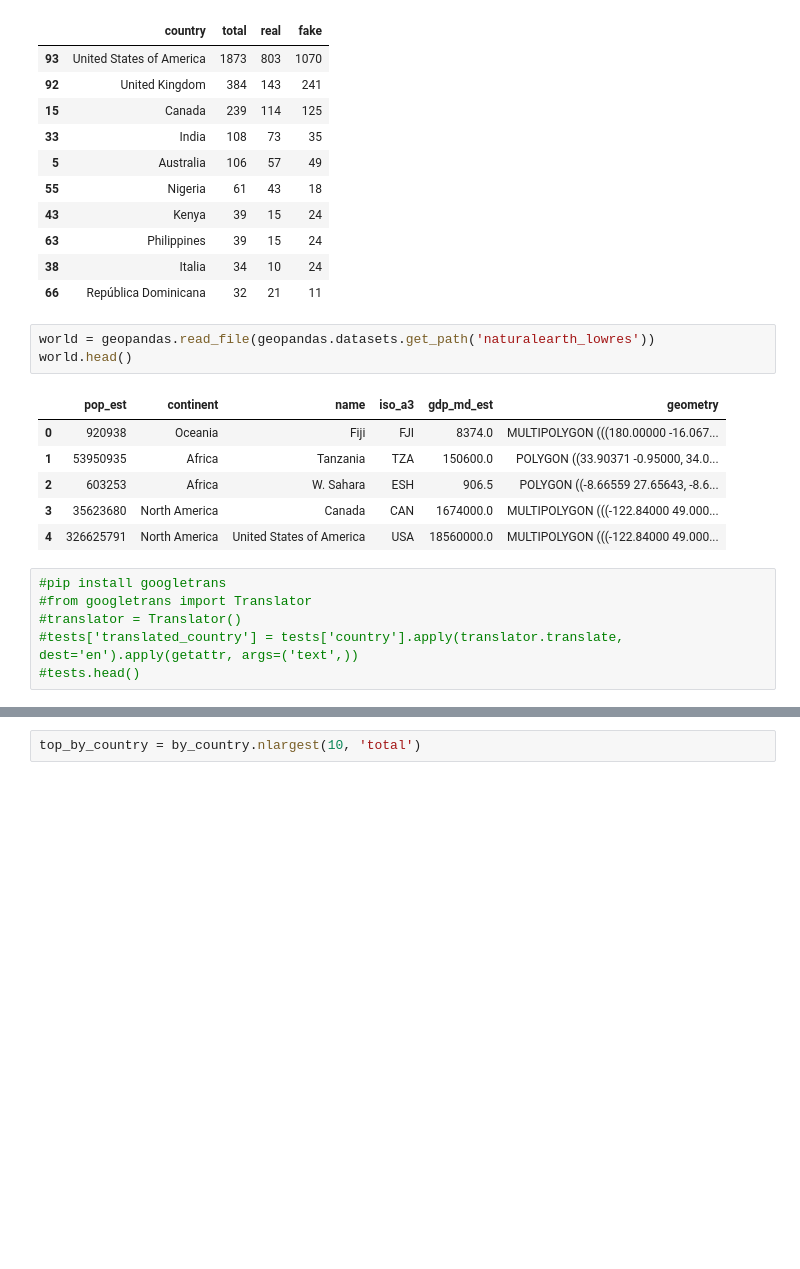
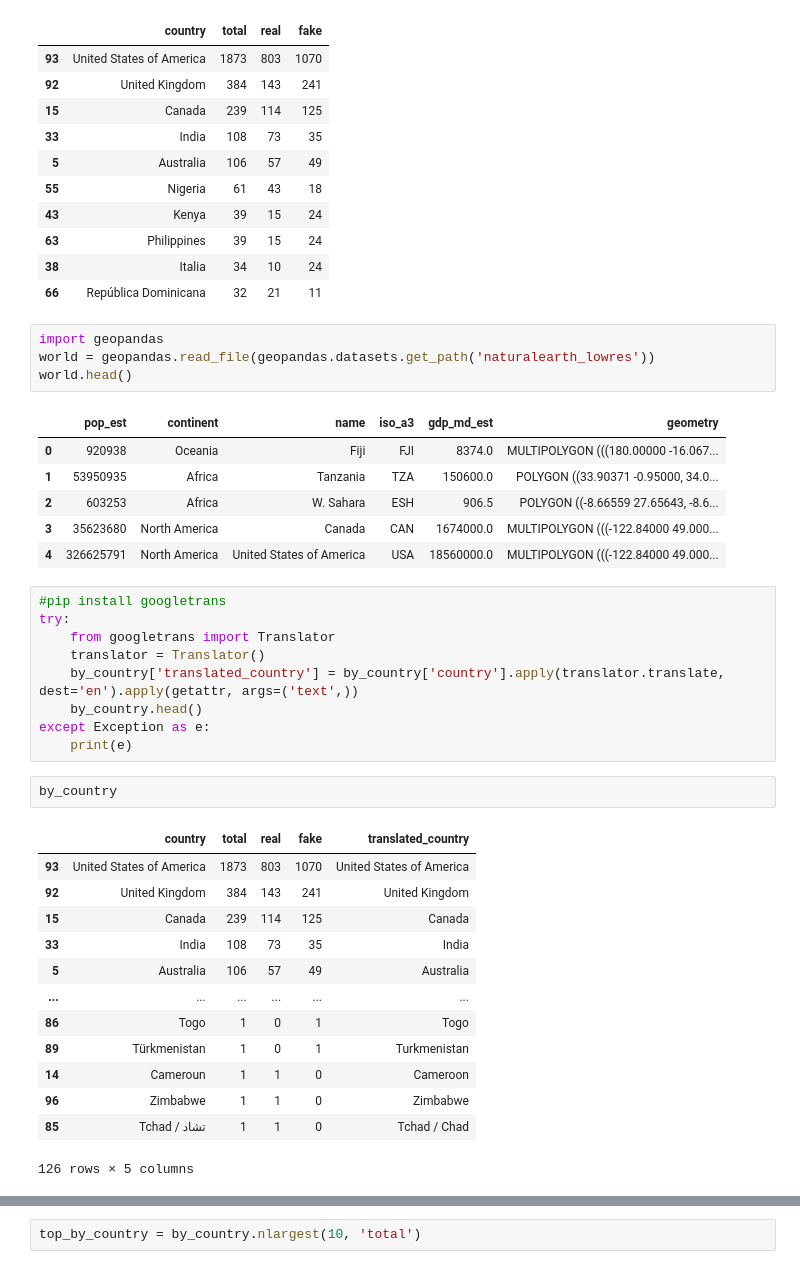
Before and after one commit to milemarchese/OrganizacionDeDatos, a Jupyter notebook: Análisis Exploratorio.ipynb, the cells around one changed output, grey strips where cells are left out. Saved outputs shown, nothing was run; the diff lists cells and outputs as text; blank space fills up the shorter version.

```diff
--- a/Análisis Exploratorio.ipynb
+++ b/Análisis Exploratorio.ipynb
@@ -568,6 +565,7 @@ by_country.nlargest(10, 'total')
 | 38 | Italia | 34 | 10 | 24 |
 | 66 | República Dominicana | 32 | 21 | 11 |
 # %%
+import geopandas
 world = geopandas.read_file(geopandas.datasets.get_path('naturalearth_lowres'))
 world.head()
 # %% [output]
@@ -579,8 +577,27 @@ world.head()
 | 4 | 326625791 | North America | United States of America | USA | 18560000.0 | MULTIPOLYGON (((-122.84000 49.000... |
 # %%
 #pip install googletrans
-#from googletrans import Translator
-#translator = Translator()
-#tests['translated_country'] = tests['country'].apply(translator.translate, dest='en').apply(getattr, args=('text',))
-#tests.head()
+try:
+    from googletrans import Translator
+    translator = Translator()
+    by_country['translated_country'] = by_country['country'].apply(translator.translate, dest='en').apply(getattr, args=('text',))
+    by_country.head()
+except Exception as e:
+    print(e)
+# %%
+by_country
+# %% [output]
+|  | country | total | real | fake | translated_country |
+| 93 | United States of America | 1873 | 803 | 1070 | United States of America |
+| 92 | United Kingdom | 384 | 143 | 241 | United Kingdom |
+| 15 | Canada | 239 | 114 | 125 | Canada |
+| 33 | India | 108 | 73 | 35 | India |
+| 5 | Australia | 106 | 57 | 49 | Australia |
+| ... | ... | ... | ... | ... | ... |
+| 86 | Togo | 1 | 0 | 1 | Togo |
+| 89 | Türkmenistan | 1 | 0 | 1 | Turkmenistan |
+| 14 | Cameroun | 1 | 1 | 0 | Cameroon |
+| 96 | Zimbabwe | 1 | 1 | 0 | Zimbabwe |
+| 85 | Tchad / تشاد | 1 | 1 | 0 | Tchad / Chad |
+126 rows × 5 columns
 # %%
```
Also changed, not shown: parts of 7 cells of this notebook.
